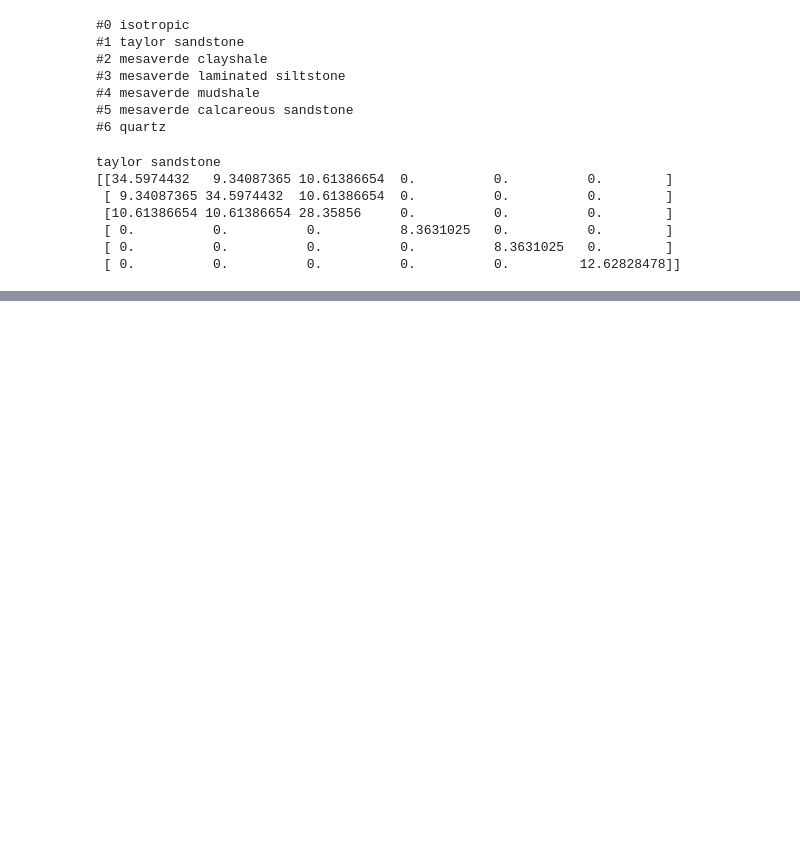
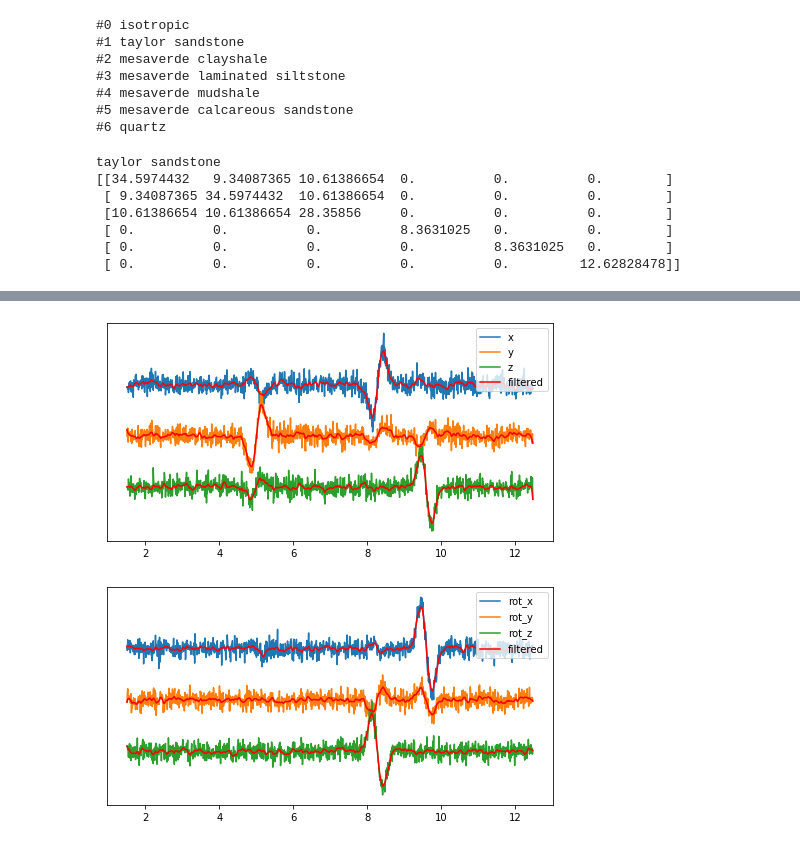
Before and after one commit to sebnoe/anisotropy, a Jupyter notebook: notebooks/Noise test.ipynb, the cells around one changed output, grey strips where cells are left out. Cells and saved outputs as stored; diff of their text form; code cells hidden in the pictures; blank space fills up the shorter version.

Commit message:
Update noise nb

```diff
--- a/notebooks/Noise test.ipynb
+++ b/notebooks/Noise test.ipynb
@@ -79,0 +57,58 @@ Max amplitude x-comp, noisy     : 285.7737350102088
+# %%
+f = 5.
+SNR_dB = 1
+filt = 'LP' #'BP'
+fmin = 1.
+fmax = 9.
+order = 1
+
+
+### generating some traces
+nus, gammas = get_direction('random',C,1)
+vel,v = get_eigenvals(gammas[0], density)
+seis, t = get_seis(v, vel, nus[0], f)
+#make some noise
+seis_noise = np.zeros((6,len(seis[0,:])))
+seis_noise[0:3] = awgn(seis[0:3],SNR_dB)
+seis_noise[3:6] = awgn(seis[3:6],SNR_dB)
+
+fs = len(seis_noise[0,:])/(t[-1]-t[0]) #sampling rate
+seis_fil = np.zeros((6,len(seis[0,:])))
+
+#either bandpass or lowpass filter
+for i in range(0,6):
+    if filt=='LP':
+        seis_fil[i,:] = butter_lowpass_filter(seis_noise[i,:], f, fs,order )
+    elif filt=='BP':
+        seis_fil[i,:] = butter_bandpass_filter(seis_noise[i,:],fmin,fmax,fs,order)
+    else:
+        print('Not implemented filter!')
+
+
+# plot results
+a1 = abs(seis_noise[0:3][:].max())
+plt.figure(figsize=(8,4))
+plt.plot(t,seis_noise[0,:],label='x')
+plt.plot(t,seis_noise[1,:]-a1,label='y')
+plt.plot(t,seis_noise[2,:]-2*a1,label='z')
+plt.plot(t,seis_fil[0,:],color='red',label='filtered')
+plt.plot(t,seis_fil[1,:]-a1,color='red')
+plt.plot(t,seis_fil[2,:]-2*a1,color='red')
+plt.legend()
+plt.yticks([])
+plt.show()
+
+a2 = seis_noise[3:6][:].max()
+plt.figure(figsize=(8,4))
+plt.plot(t,seis_noise[3,:],label='rot_x')
+plt.plot(t,seis_noise[4,:]-a2,label='rot_y')
+plt.plot(t,seis_noise[5,:]-2*a2,label='rot_z')
+plt.plot(t,seis_fil[3,:],color='red',label='filtered')
+plt.plot(t,seis_fil[4,:]-a2,color='red')
+plt.plot(t,seis_fil[5,:]-2*a2,color='red')
+plt.legend()
+plt.yticks([])
+plt.show()
+# %% [output]
+[figure, added]
+[figure, added]
```
Also changed, not shown: parts of 4 cells of this notebook, 1 other file.
